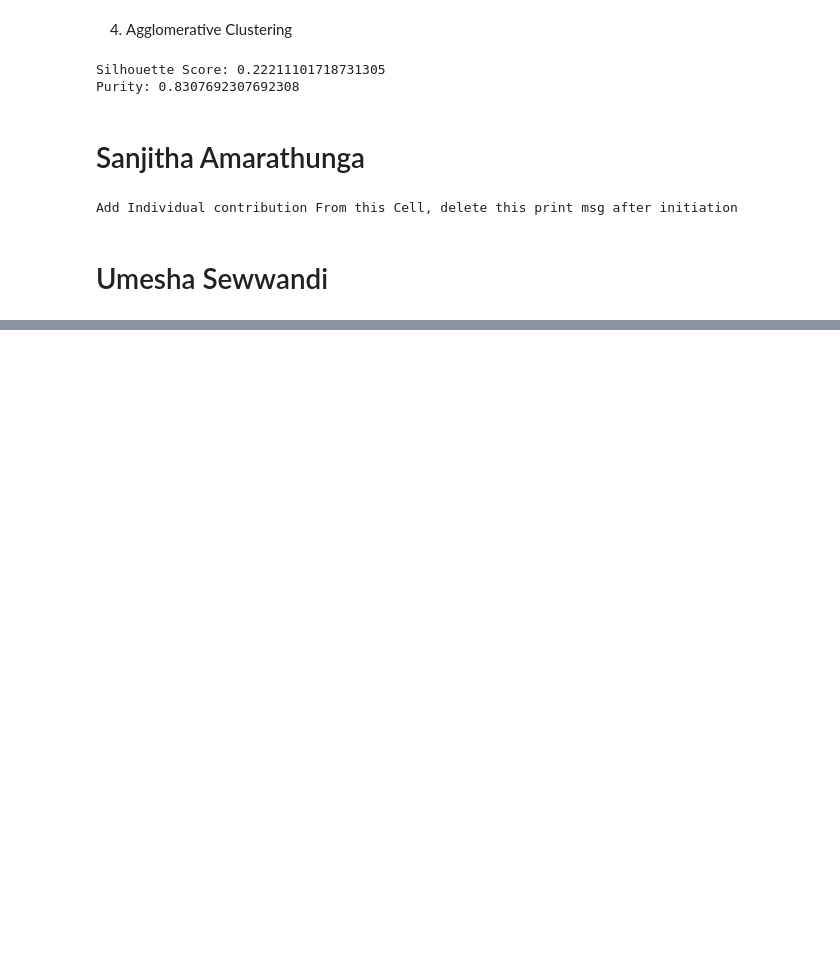
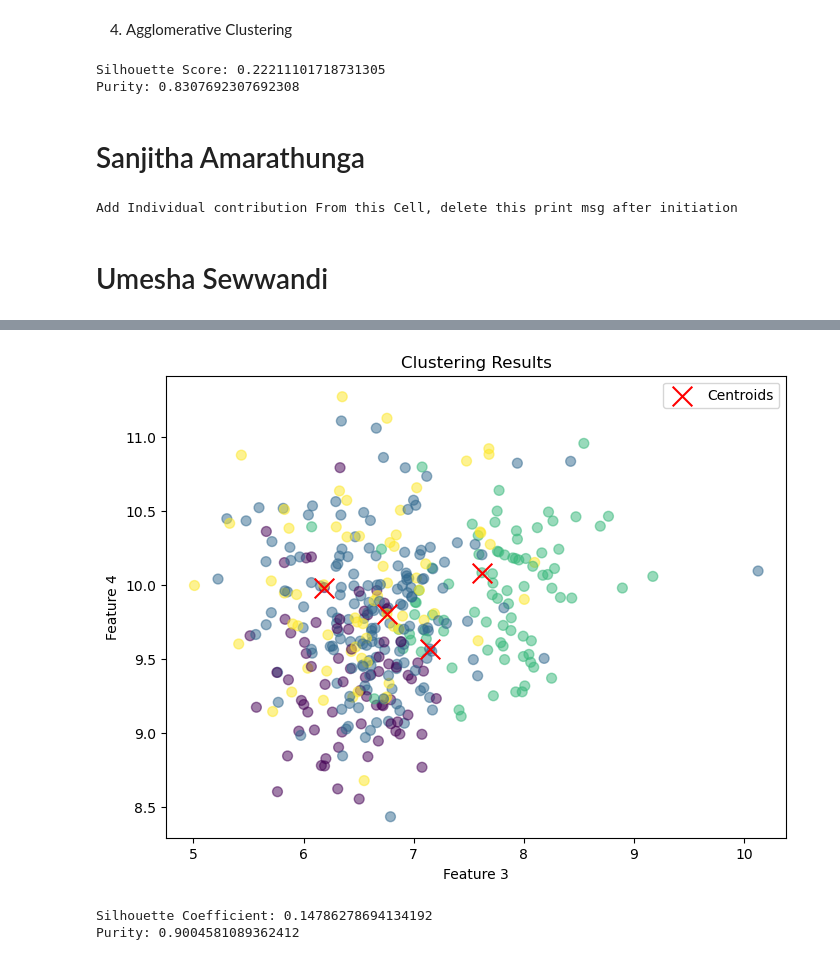
Before and after one commit to ChamikaGunarathna/DM_Group_project, a Jupyter notebook: clustering of cancer gene data.ipynb, the cells around one changed output, grey strips where cells are left out. Cells and saved outputs as stored; diff of their text form; code cells hidden in the pictures; blank space fills up the shorter version.

```diff
--- a/clustering of cancer gene data.ipynb
+++ b/clustering of cancer gene data.ipynb
@@ -713,0 +887,42 @@ Add Individual contribution From this Cell, delete this print msg after initiati
+# %%
+# Q3: K-medoids clustering with k=4 and evaluation
+df = pd.read_csv('DNA_Dataset_Normalized.csv')
+import matplotlib.pyplot as plt
+from sklearn_extra.cluster import KMedoids
+kmedoids = KMedoids(n_clusters=4, random_state=0)
+cluster_labels = kmedoids.fit_predict(df)
+
+# Get the coordinates of the cluster centroids
+centroids = kmedoids.cluster_centers_
+
+# Assuming df is the DataFrame and cluster_labels contains the cluster assignments
+plt.figure(figsize=(8, 6))
+plt.scatter(df.iloc[:, 2], df.iloc[:, 3], c=cluster_labels, cmap='viridis', s=50, alpha=0.5)
+plt.scatter(centroids[:, 2], centroids[:, 3], marker='x', c='red', s=200, label='Centroids')
+plt.xlabel('Feature 3')
+plt.ylabel('Feature 4')
+plt.title('Clustering Results')
+plt.legend()
+plt.show()
+# %% [output]
+[figure, added]
+# %%
+from sklearn.cluster import KMeans
+from sklearn.metrics import silhouette_score, completeness_score
+from sklearn.preprocessing import StandardScaler
+scaler = StandardScaler()         # Scale the data using Min-Max scaling
+scaled_data= scaler.fit_transform(df)
+
+kmeans = KMeans(n_clusters=3, random_state=0)   # Perform K-means clustering with k=3
+cluster_labels = kmeans.fit_predict(scaled_data)
+
+silhouette_avg_kmean = silhouette_score(scaled_data, cluster_labels)   # Evaluate clustering using Silhouette coefficient
+print("Silhouette Coefficient:", silhouette_avg_kmean)
+# Evaluate clustering using purity
+# Assuming we have the ground truth labels in the last column of the dataset
+true_labels = scaled_data[:, -1]
+kmean_purity = completeness_score(true_labels, cluster_labels)
+print("Purity:", kmean_purity)
+# %% [output]
+Silhouette Coefficient: 0.14786278694134192
+Purity: 0.9004581089362412
```
Also changed, not shown: parts of 21 cells of this notebook.
